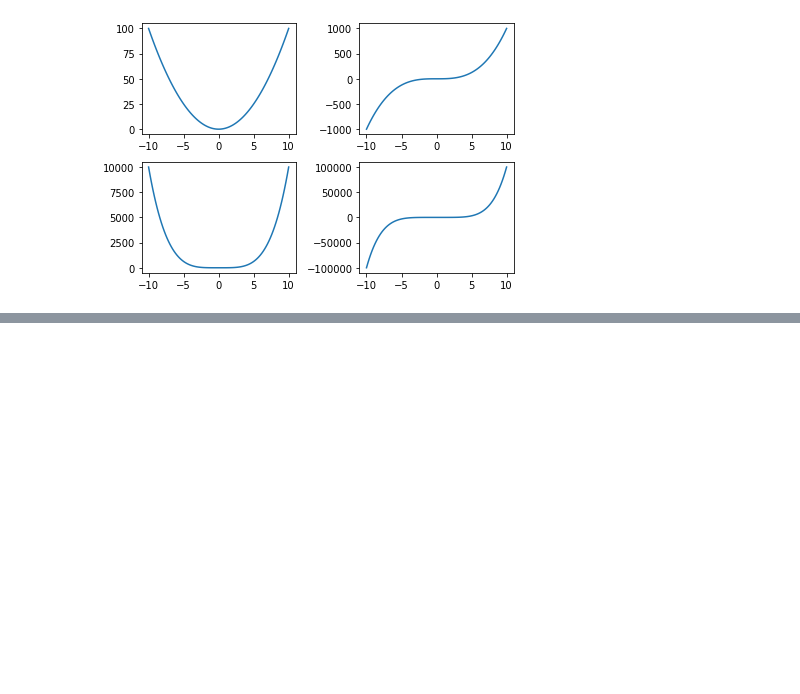
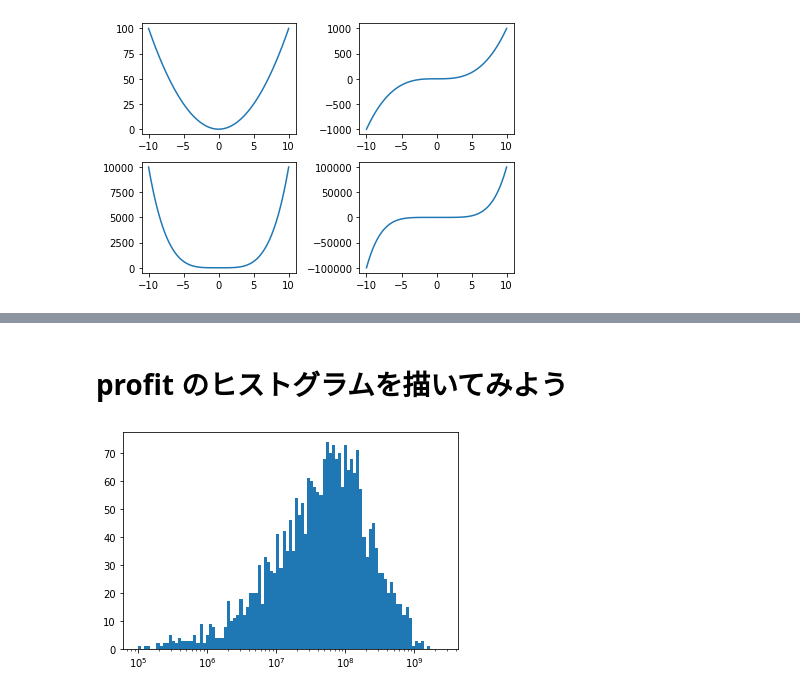
Before and after one commit to tatsu1015/python_learning, a Jupyter notebook: work/udemy_kame_python/210111_Matplotlib.ipynb, the cells around one changed output, grey strips where cells are left out. Cells and saved outputs as stored; diff of their text form; code cells hidden in the pictures; blank space fills up the shorter version.

```diff
--- a/work/udemy_kame_python/210111_Matplotlib.ipynb
+++ b/work/udemy_kame_python/210111_Matplotlib.ipynb
@@ -143,0 +174,11 @@ fig.tight_layout()
+# %% [markdown]
+# profit のヒストグラムを描いてみよう
+# %%
+fig, axes = plt.subplots()
+df = df[(df['revenue'] != 0) & (df['budget'] != 0)]
+df['profit'] = df.apply(lambda row: row['revenue'] - row['budget'], axis=1)
+logbins = np.logspace(5, np.log10(df['profit'].max()), 100)
+axes.hist(df['profit'], bins=logbins)
+axes.set_xscale('log')
+# %% [output]
+[figure, added]
```
Also changed, not shown: parts of 28 cells of this notebook, 4 other files.
